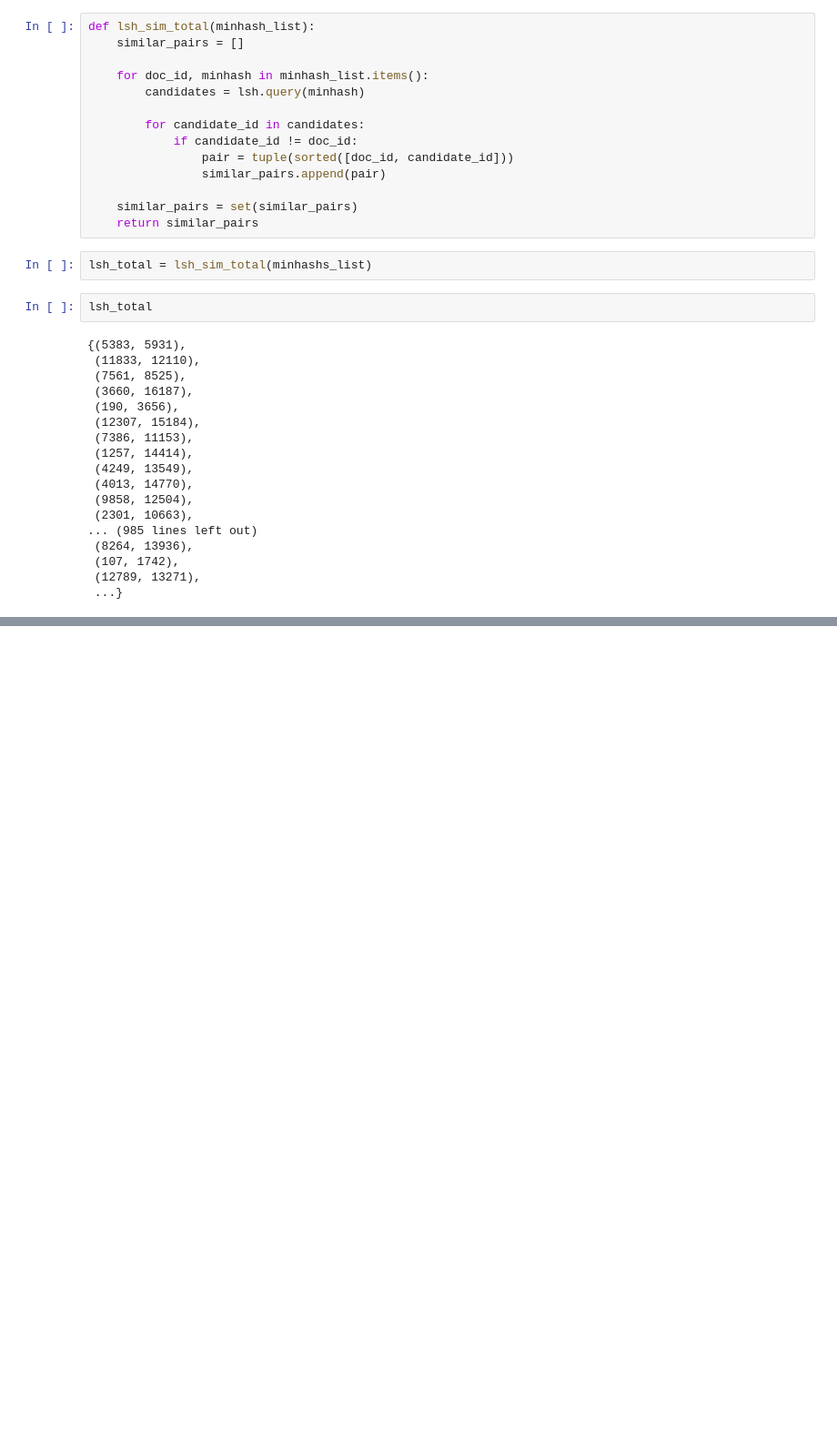
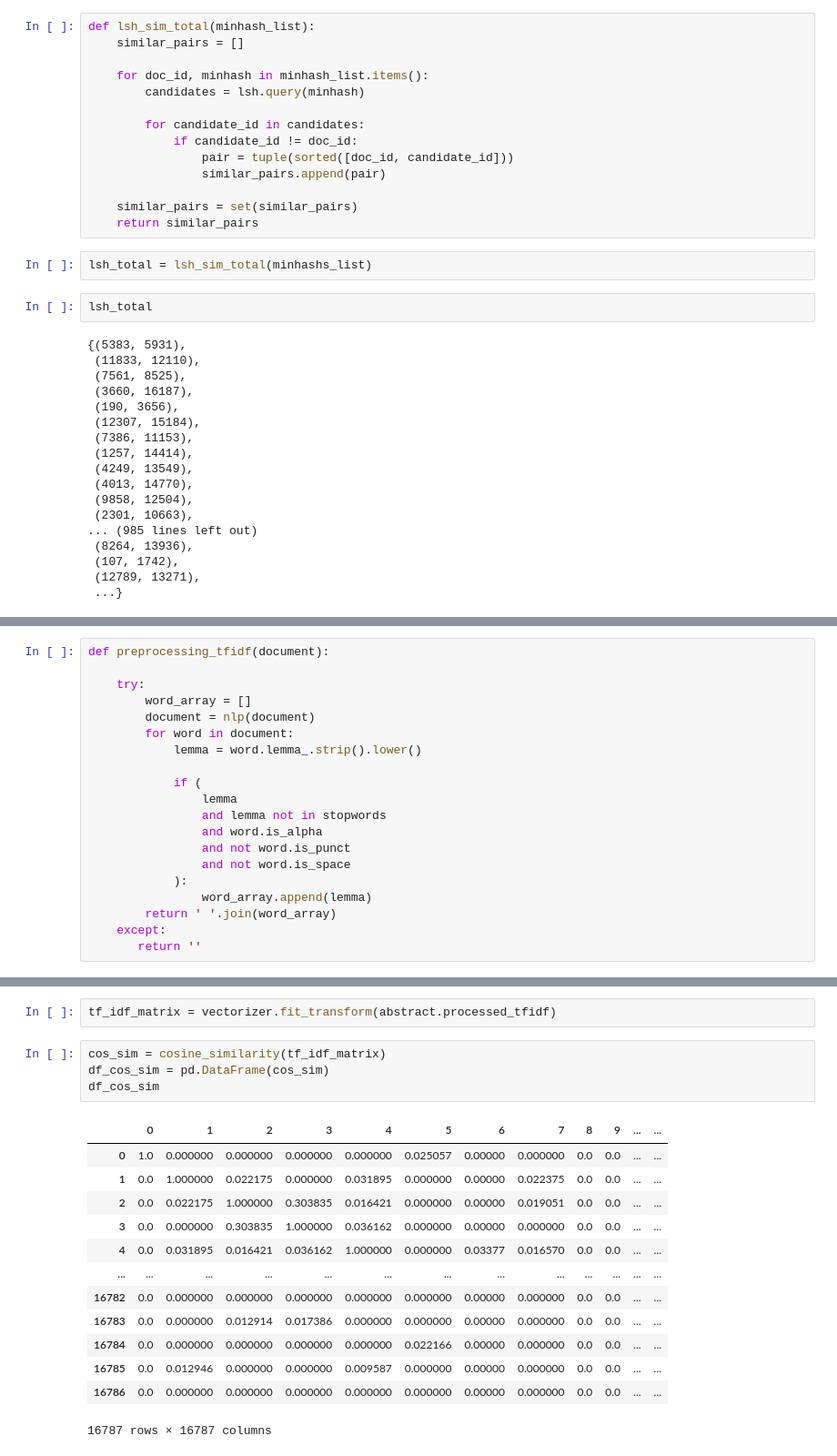
Before and after one commit to anastasiakhromova/finding_similar_items2, a Jupyter notebook: eda.ipynb, the cells around one changed output, grey strips where cells are left out. Shown at 91% size. Drawn from its saved outputs; the diff is of its cells as text; blank space fills up the shorter version.

```diff
--- a/eda.ipynb
+++ b/eda.ipynb
@@ -387,0 +400,20 @@ lsh_total
+# %%
+def preprocessing_tfidf(document):
+
+    try:
+        word_array = []
+        document = nlp(document)
+        for word in document:
+            lemma = word.lemma_.strip().lower()
+
+            if (
+                lemma
+                and lemma not in stopwords
+                and word.is_alpha
+                and not word.is_punct
+                and not word.is_space
+            ):
+                word_array.append(lemma)
+        return ' '.join(word_array)
+    except:
+       return ''
@@ -387,0 +428,20 @@ lsh_total
+# %%
+tf_idf_matrix = vectorizer.fit_transform(abstract.processed_tfidf)
+# %%
+cos_sim = cosine_similarity(tf_idf_matrix)
+df_cos_sim = pd.DataFrame(cos_sim)
+df_cos_sim
+# %% [output]
+|  | 0 | 1 | 2 | 3 | 4 | 5 | 6 | 7 | 8 | 9 | ... | ... |
+| 0 | 1.0 | 0.000000 | 0.000000 | 0.000000 | 0.000000 | 0.025057 | 0.00000 | 0.000000 | 0.0 | 0.0 | ... | ... |
+| 1 | 0.0 | 1.000000 | 0.022175 | 0.000000 | 0.031895 | 0.000000 | 0.00000 | 0.022375 | 0.0 | 0.0 | ... | ... |
+| 2 | 0.0 | 0.022175 | 1.000000 | 0.303835 | 0.016421 | 0.000000 | 0.00000 | 0.019051 | 0.0 | 0.0 | ... | ... |
+| 3 | 0.0 | 0.000000 | 0.303835 | 1.000000 | 0.036162 | 0.000000 | 0.00000 | 0.000000 | 0.0 | 0.0 | ... | ... |
+| 4 | 0.0 | 0.031895 | 0.016421 | 0.036162 | 1.000000 | 0.000000 | 0.03377 | 0.016570 | 0.0 | 0.0 | ... | ... |
+| ... | ... | ... | ... | ... | ... | ... | ... | ... | ... | ... | ... | ... |
+| 16782 | 0.0 | 0.000000 | 0.000000 | 0.000000 | 0.000000 | 0.000000 | 0.00000 | 0.000000 | 0.0 | 0.0 | ... | ... |
+| 16783 | 0.0 | 0.000000 | 0.012914 | 0.017386 | 0.000000 | 0.000000 | 0.00000 | 0.000000 | 0.0 | 0.0 | ... | ... |
+| 16784 | 0.0 | 0.000000 | 0.000000 | 0.000000 | 0.000000 | 0.022166 | 0.00000 | 0.000000 | 0.0 | 0.0 | ... | ... |
+| 16785 | 0.0 | 0.012946 | 0.000000 | 0.000000 | 0.009587 | 0.000000 | 0.00000 | 0.000000 | 0.0 | 0.0 | ... | ... |
+| 16786 | 0.0 | 0.000000 | 0.000000 | 0.000000 | 0.000000 | 0.000000 | 0.00000 | 0.000000 | 0.0 | 0.0 | ... | ... |
+16787 rows × 16787 columns
```
Also changed, not shown: parts of 15 cells of this notebook.
